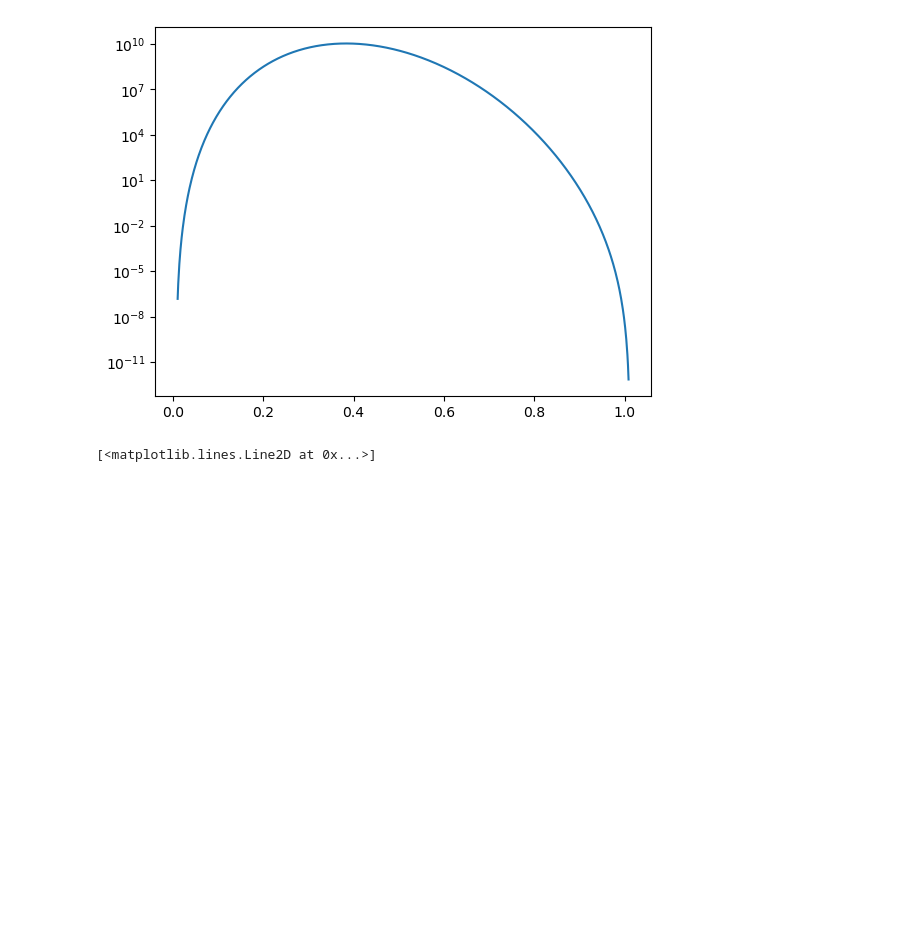
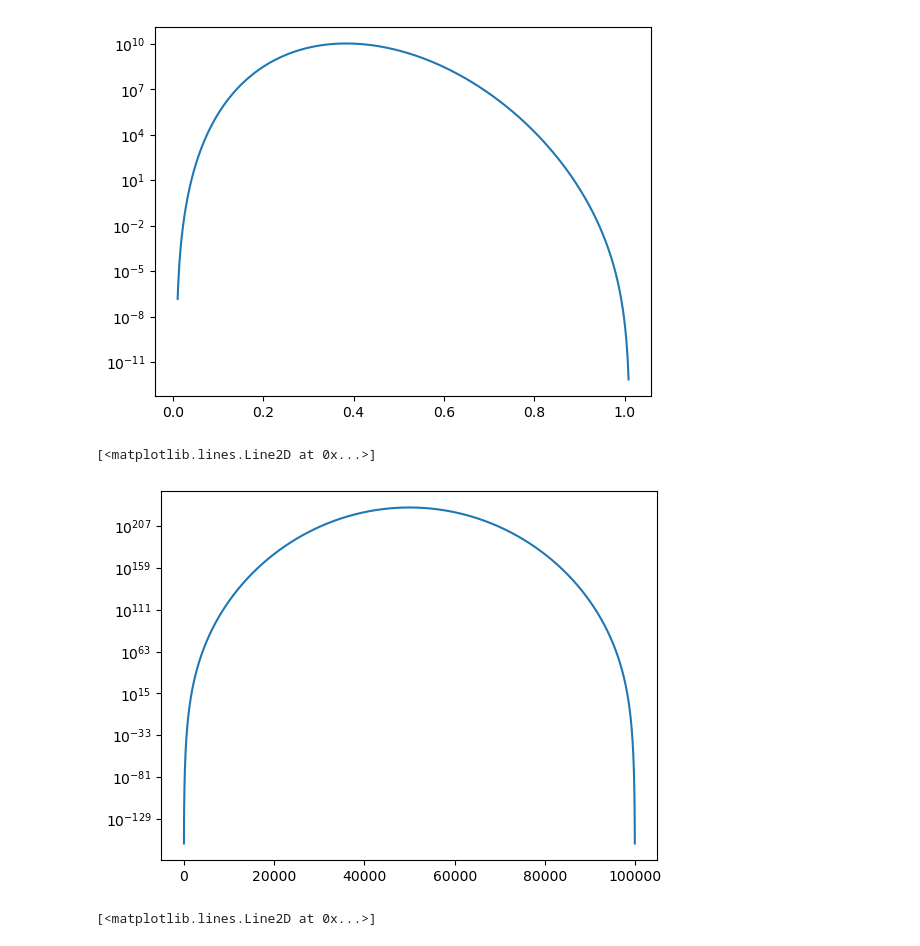
Before and after one commit to AurelianoLZA/Phys_434, a Jupyter notebook: Lab 2.ipynb, the cells around one changed output. Saved outputs shown, nothing was run; the diff lists cells and outputs as text; code cells hidden in the pictures; blank space fills up the shorter version.

```diff
--- a/Lab 2.ipynb
+++ b/Lab 2.ipynb
@@ -120,4 +120,14 @@ ax2.plot(x2/len(x2),new_pdf1)
 # %% [output]
 [<matplotlib.lines.Line2D at 0x...>]
 [figure]
+# %%
+new_pdf2 = convolv(pdf,pdf,100)
+x2 = np.linspace(0,len(new_pdf2),len(new_pdf2))
+# %%
+fig,ax = plt.subplots()
+plt.yscale("log")
+ax.plot(x2,new_pdf2)
+# %% [output]
+[<matplotlib.lines.Line2D at 0x...>]
+[figure, added]
 # %%
```
Also changed, not shown: parts of 6 cells of this notebook.
